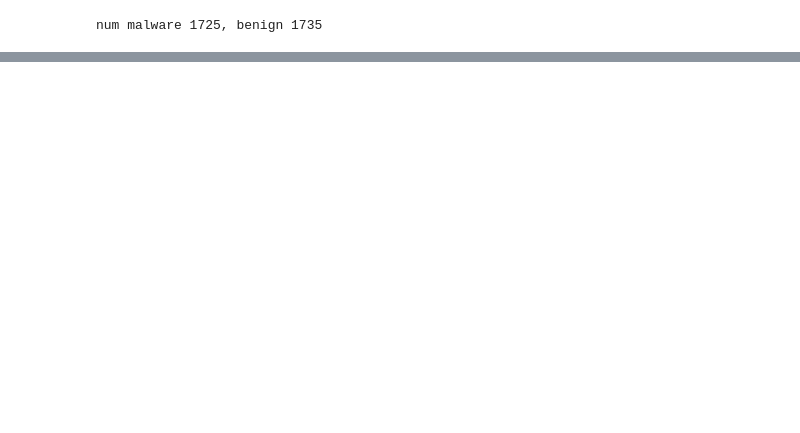
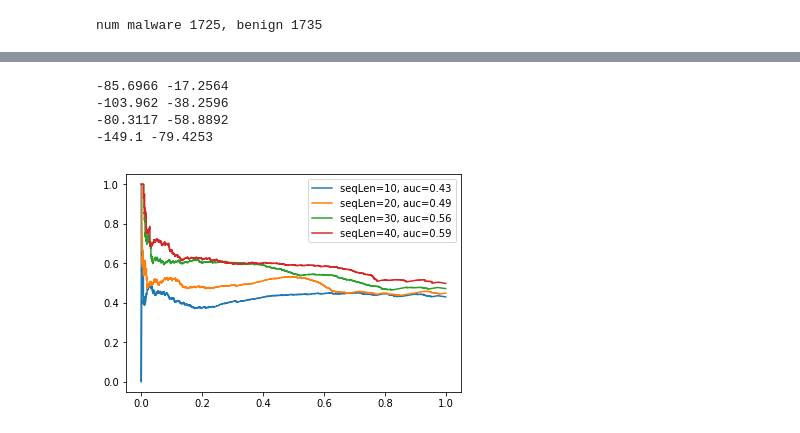
Before and after one commit to suiguan/CS_286_ML_Project, a Jupyter notebook: DATA/PlotsHMM.ipynb, the cells around one changed output, grey strips where cells are left out. Cells and saved outputs as stored; diff of their text form; code cells hidden in the pictures; blank space fills up the shorter version.

```diff
--- a/DATA/PlotsHMM.ipynb
+++ b/DATA/PlotsHMM.ipynb
@@ -73,0 +74,54 @@ plot.roc(np.array(y_test), np.array(y_score))
+# %%
+from sklearn import metrics
+import numpy as np
+import matplotlib.pyplot as plt
+
+plt.figure(0).clf()
+
+score_file_str = "../hmm/PATH_DATA/path_%d_score.txt"
+#score_file_str = "../hmm/UA_DATA/ua_%d_score.txt"
+
+MALWARE_LABEL = 1 #or the other way around
+BENIGN_LABEL = -1
+
+for seqLen in [10, 20, 30, 40]:
+    minSoFar = float("inf")
+    maxSoFar = -float("inf")
+    y_test = []
+    y_score = []
+    score_file = score_file_str % seqLen
+    with open(score_file, "r") as f:
+        for line in f:
+            line = line.strip()
+            tokens = line.split(",")
+            gt = MALWARE_LABEL if tokens[0] == 'm' else BENIGN_LABEL #ground truth (gt)
+            score = float(tokens[1])
+            if score != float("inf") and score != -float("inf") and score < minSoFar: minSoFar = score
+            if score != float("inf") and score != -float("inf") and score > maxSoFar: maxSoFar = score
+            y_test.append(gt)
+            y_score.append(score)
+
+    for i in range(len(y_score)):
+        if y_score[i] == float("inf"): y_score[i] = maxSoFar + 1
+        if y_score[i] == -float("inf"): y_score[i] = minSoFar - 1
+
+    print(minSoFar, maxSoFar)
+    y_score = np.array(y_score)
+    y_true = np.array(y_test)
+
+    #fpr, tpr, thresh = metrics.roc_curve(y_true, y_score)
+    #auc = metrics.roc_auc_score(y_true, y_score)
+    #plt.plot(fpr,tpr,label="seqLen=%d, auc=%s" % (seqLen, str(auc)))
+
+    precision, recall, thresh = metrics.precision_recall_curve(y_true, y_score)
+    apr = metrics.average_precision_score(y_true, y_score)
+    plt.plot(recall,precision,label="seqLen=%d, auc=%.2f" % (seqLen, apr))
+
+plt.legend(loc=0)
+plt.show()
+# %% [output]
+-85.6966 -17.2564
+-103.962 -38.2596
+-80.3117 -58.8892
+-149.1 -79.4253
+[figure, added]
```
Also changed, not shown: parts of 4 cells of this notebook.
